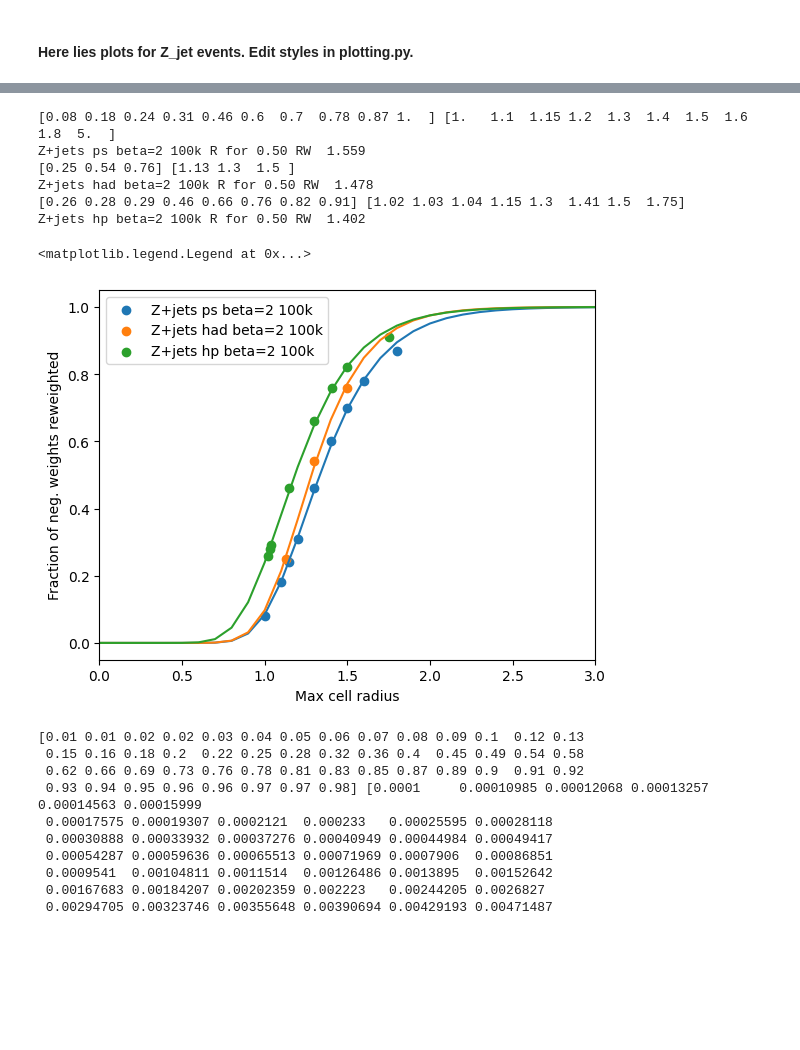
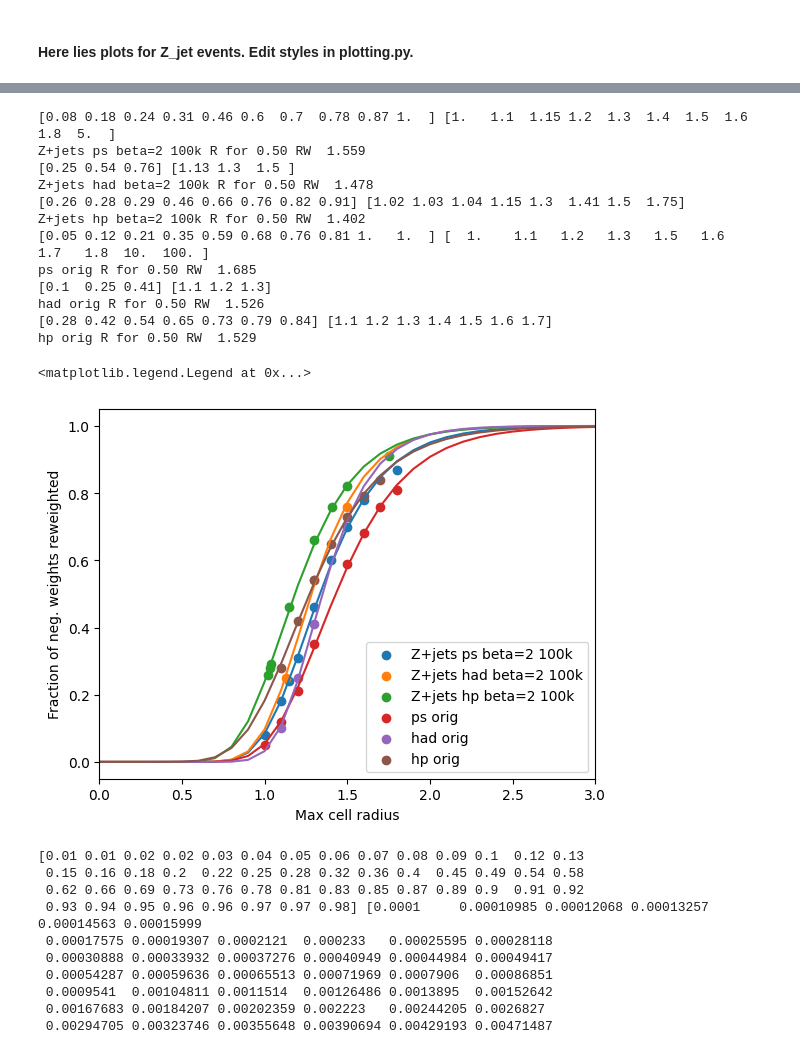
Before and after one commit to leblanc-lab/ot-cres, a Jupyter notebook: cell_reweighting_scripts/plot_zjet_hist.ipynb, the cells around one changed output, grey strips where cells are left out. Cells and saved outputs as stored; diff of their text form; code cells hidden in the pictures; blank space fills up the shorter version.

```diff
--- a/cell_reweighting_scripts/plot_zjet_hist.ipynb
+++ b/cell_reweighting_scripts/plot_zjet_hist.ipynb
@@ -231,7 +229,7 @@ zjet_b0p5_hp_df = make_df(radii_beta0p5_hp_100k, weights_orig_z, "/oscar/data/ml
 radii_beta0p5_ps_100k = [25,30,40,50]
 zjet_b0p5_ps_df = make_df(radii_beta0p5_ps_100k, weights_orig_z, "/oscar/data/mleblan6/jmarrinan/sho_reweights/100k_shower_emd_reweight_", "gev_Rmax_beta0p5.npy")
 
-radii_beta2_had_100k = [10,20,30,33,40,50]
+radii_beta2_had_100k = [10,20,30,33,40,50, 52]
 zjet_b0p5_had_df = make_df(radii_beta2_had_100k, weights_orig_z, "/oscar/data/mleblan6/lhay/zjet_beta0p5/100k_had_emd_b0p5_reweight_", "gev.npy")
 
 
@@ -246,19 +244,16 @@ zjet_b2_ps_df = make_df(radii_beta2_ps_100k, weights_orig_z, "/oscar/data/mlebla
 
 radii_beta2_had_100k = [1.13,1.3,1.5,] #[1,1.1,1.13,1.15,1.2,1.3,1.4,1.5,1.6,1.8,2,3]
 zjet_b2_had_df = make_df(radii_beta2_had_100k, weights_orig_z, "/oscar/data/mleblan6/lhay/zjet_beta2/100k_had_emd_b2_reweight_", "gev.npy")
-### below are beta = 2'a that obey the triangle ineq
+### below are beta = 2's that obey the triangle ineq
 
-radii_beta2NEW_ps_100k = [1.0, 1.1, 1.2, 1.3, 1.5,1.6,1.8,10,100]
-zjet_ps_b2NEW_df = make_df(radii_beta2NEW_ps_100k, weights_orig_z, "/users/lhay/cres-distance/cell_reweighting_scripts/100k_ps_emd_b2NEW_reweight_", "gev.npy", )
-
-radii_beta2NEW_had_100k = [1.0,1.1,1.2,1.3,1.6, 1.7, 1.8]
-zjet_had_b2NEW_df = make_df(radii_beta2NEW_had_100k, weights_orig_z, "/users/lhay/cres-distance/cell_reweighting_scripts/100k_had_emd_b2NEW_reweight_", "gev.npy", )
+radii_beta2NEW_ps_100k = [1.0, 1.1, 1.2, 1.3, 1.5,1.6,1.7,1.8,10,100]
+zjet_ps_b2_df = make_df(radii_beta2NEW_ps_100k, weights_orig_z, "/oscar/data/mleblan6/lhay/zjet_beta2NEW/100k_ps_emd_b2NEW_reweight_", "gev.npy", )
 
 radii_beta2RJ_hp_100k = [1.1,1.2,1.3,1.4,1.5,1.6,1.7]
-zjet_hp_b2RJ_df = make_df(radii_beta2RJ_hp_100k, weights_orig_z, "/users/lhay/cres-distance/cell_reweighting_scripts/100k_hp_emd_b2RJ_reweight_", "gev.npy", points=hp_points)
+zjet_hp_b2_df = make_df(radii_beta2RJ_hp_100k, weights_orig_z, "/oscar/data/mleblan6/lhay/zjet_beta2NEW/100k_hp_emd_b2RJ_reweight_", "gev.npy", points=hp_points)
 
 radii_beta2RJ_had_100k = [1.1, 1.2, 1.3]
-zjet_had_b2RJ_df = make_df(radii_beta2RJ_had_100k, weights_orig_z, "/users/lhay/cres-distance/cell_reweighting_scripts/100k_had_emd_b2RJ_reweight_", "gev.npy", )
+zjet_had_b2_df = make_df(radii_beta2RJ_had_100k, weights_orig_z, "/oscar/data/mleblan6/lhay/zjet_beta2NEW/100k_had_emd_b2RJ_reweight_", "gev.npy", )
 # %% [output]
 [0.13 0.26 0.5  0.52 0.55 0.6  0.73 0.76 0.77 0.78 0.85 0.91 0.93 0.97]
 (50, 100000)
@@ -321,8 +289,8 @@ Z+jets had beta=0.5 100k R for 0.75 RW  51.578
 # %%
-strings = ["Z+jets ps beta=2 100k", "Z+jets had beta=2 100k", "Z+jets hp beta=2 100k", "Z+jets had beta=2 100k RJ",]
+strings = ["Z+jets ps beta=2 100k", "Z+jets hp beta=2 100k", "Z+jets had beta=2 100k"]
 weights_orig_list = [weights_orig_z, weights_orig_z, weights_orig_z, weights_orig_z, weights_orig_z, weights_orig_z]
 
-rw_dicts = [zjet_ps_b2NEW_df, zjet_hp_b2RJ_df, zjet_had_b2RJ_df]
+rw_dicts = [zjet_ps_b2_df, zjet_hp_b2_df, zjet_had_b2_df]
 cmap  = cm.tab10.colors
 
 for i, df in enumerate(rw_dicts):
@@ -351,32 +319,38 @@ Z+jets hp beta=2 100k R for 0.25 RW  1.205
 # %%
-strings = ["Z+jets ps beta=2 100k", "Z+jets had beta=2 100k", "Z+jets hp beta=2 100k"]
+strings = ["Z+jets ps beta=2 100k", "Z+jets had beta=2 100k", "Z+jets hp beta=2 100k", "ps orig", "had orig", "hp orig"]
 weights_orig_list = [weights_orig_z, weights_orig_z, weights_orig_z]
 
-rw_dicts = [zjet_b2_ps_df, zjet_b2_had_df, zjet_b2_hp_df]
+rw_dicts = [zjet_b2_ps_df, zjet_b2_had_df, zjet_b2_hp_df, zjet_ps_b2_df, zjet_had_b2_df, zjet_hp_b2_df]
 cmap  = cm.tab10.colors
 
 for i, df in enumerate(rw_dicts):
     frac = df["fraction"].values
     radii = df["radius"].values
     print(frac, radii)
     plt.scatter(radii, frac, color=cmap[i], label = strings[i])
     popt, pcov = fit_richards(radii, frac)
     x = np.arange(-20,np.max(radii)+50)/10
     print(f"{strings[i]} R for 0.50 RW ", round(richards_x_at_y(0.75, *popt), 3))
     plt.plot(x, richards(x, *popt), color=cmap[i], linestyle='-')
 plt.xlabel("Max cell radius")
 plt.xlim(0, 3)
 plt.ylabel("Fraction of neg. weights reweighted")
 plt.legend()
 # %% [output]
 [0.08 0.18 0.24 0.31 0.46 0.6  0.7  0.78 0.87 1.  ] [1.   1.1  1.15 1.2  1.3  1.4  1.5  1.6  1.8  5.  ]
 Z+jets ps beta=2 100k R for 0.50 RW  1.559
 [0.25 0.54 0.76] [1.13 1.3  1.5 ]
 Z+jets had beta=2 100k R for 0.50 RW  1.478
 [0.26 0.28 0.29 0.46 0.66 0.76 0.82 0.91] [1.02 1.03 1.04 1.15 1.3  1.41 1.5  1.75]
 Z+jets hp beta=2 100k R for 0.50 RW  1.402
+[0.05 0.12 0.21 0.35 0.59 0.68 0.76 0.81 1.   1.  ] [  1.    1.1   1.2   1.3   1.5   1.6   1.7   1.8  10.  100. ]
+ps orig R for 0.50 RW  1.685
+[0.1  0.25 0.41] [1.1 1.2 1.3]
+had orig R for 0.50 RW  1.526
+[0.28 0.42 0.54 0.65 0.73 0.79 0.84] [1.1 1.2 1.3 1.4 1.5 1.6 1.7]
+hp orig R for 0.50 RW  1.529
 <matplotlib.legend.Legend at 0x...>
-[figure, old version]
+[figure, new version]
 # %%
 strings = ["Z+jets ps p=1 SEMD 100k", "Z+jets had p=1 SEMD 100k", "Z+jets hp p=1 SEMD 100k"]
 weights_orig_list = [weights_orig_z, weights_orig_z, weights_orig_z]
```
Also changed, not shown: parts of 15 cells of this notebook, 2 other files.
